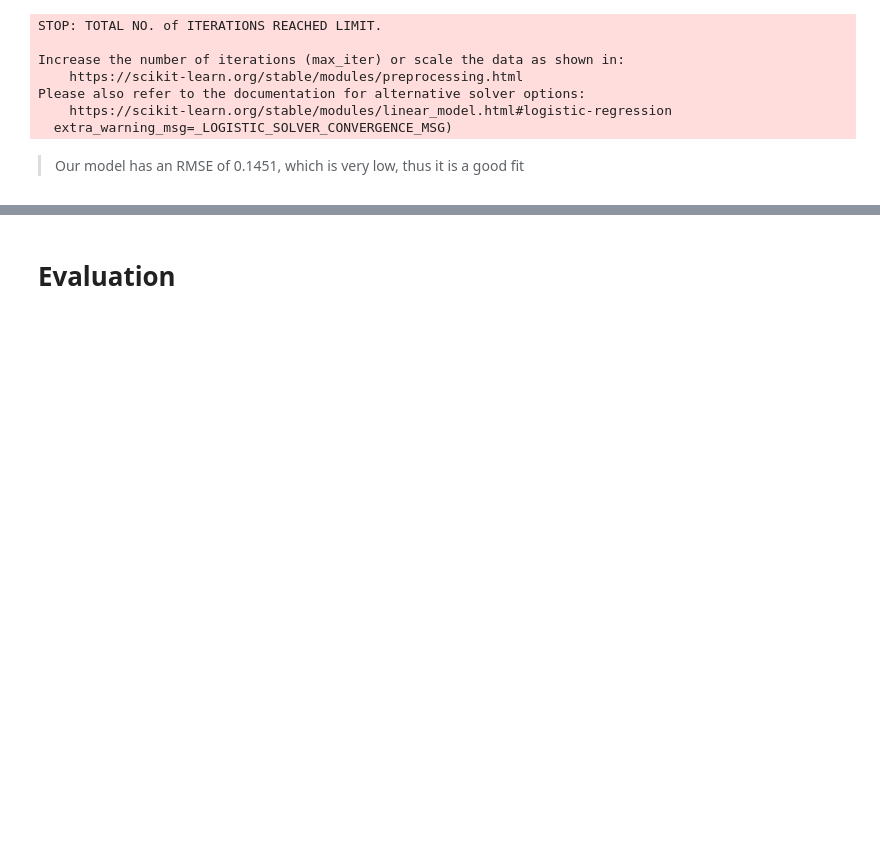
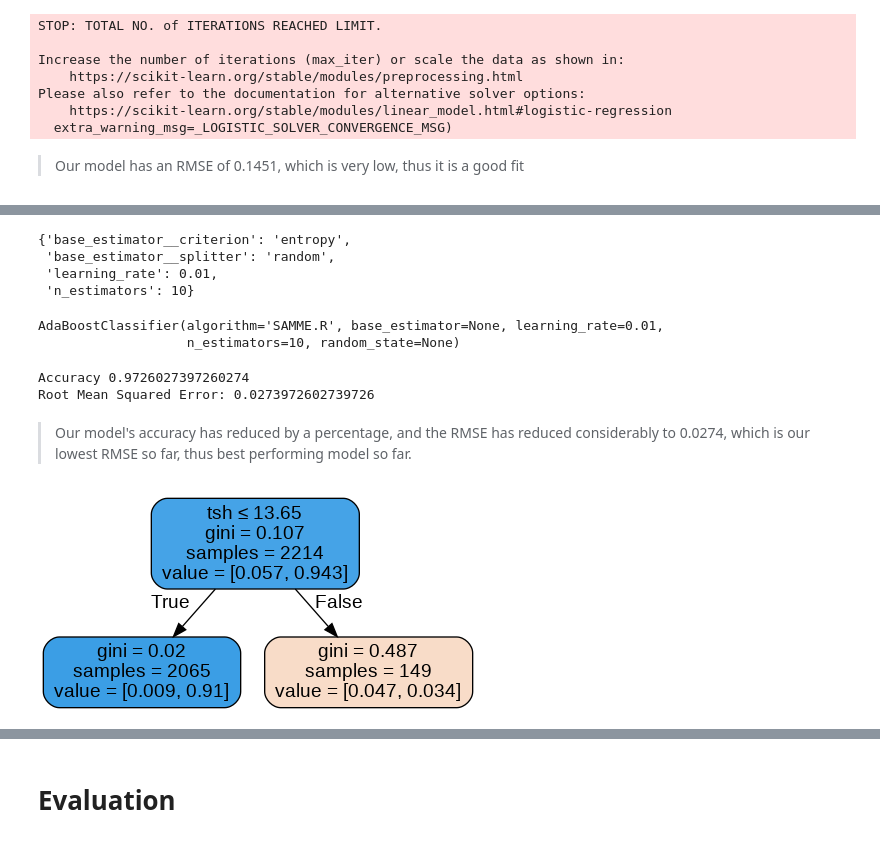
Before and after one commit to beatricekiplagat/Hypothyroidism-Prediction, a Jupyter notebook: Hypothyroidism_Prediction.ipynb, the cells around one changed output, grey strips where cells are left out. Cells and saved outputs as stored; diff of their text form; code cells hidden in the pictures; blank space fills up the shorter version.

```diff
--- a/Hypothyroidism_Prediction.ipynb
+++ b/Hypothyroidism_Prediction.ipynb
@@ -809,0 +1042,23 @@ df_num
+# %%
+# Defining the parameters in the AdaBoostClassifier model
+#
+n_estimators = [int(x) for x in np.linspace(start = 10, stop = 200, num=10)]
+learning_rate = [0.01,0.05,0.1,0.3,1]
+base_estimator__criterion = ['gini','entropy']
+base_estimator__splitter = ['best','random']
+
+# Creating the dictionary that consists of the hyperparameters
+#
+random_grid = {'n_estimators' : n_estimators,
+               'learning_rate' : learning_rate,
+               'base_estimator__criterion' : base_estimator__criterion,
+               'base_estimator__splitter' : base_estimator__splitter}
+
+# Grid Searching the best parameters of our model
+#
+ada = AdaBoostClassifier(base_estimator =  DecisionTreeClassifier())
+ada_random = RandomizedSearchCV(estimator=ada,param_distributions=random_grid,n_iter=100,cv=3,verbose=2,random_state=42,n_jobs=-1)
+
+# Fitting the data into our GridSearch
+#
+ada_random.fit(X_train,y_train)
@@ -809,0 +1087,44 @@ df_num
+# %%
+# Finding the best parameters for our model
+#
+ada_random.best_params_
+# %% [output]
+{'base_estimator__criterion': 'entropy',
+ 'base_estimator__splitter': 'random',
+ 'learning_rate': 0.01,
+ 'n_estimators': 10}
+# %%
+# Fitting the best paramters for our model
+#
+ada_boost = AdaBoostClassifier(algorithm = 'SAMME.R',n_estimators = 10, learning_rate=0.01)
+ada_boost.fit(X_train,y_train)
+# %% [output]
+AdaBoostClassifier(algorithm='SAMME.R', base_estimator=None, learning_rate=0.01,
+                   n_estimators=10, random_state=None)
+# %%
+#Using the model to predict values
+y_predict = ada_boost.predict(X_test)
+
+# Printing out the accuracy of the model as a metric to assess our model
+#
+print('Accuracy', metrics.accuracy_score(y_test,y_predict))
+print('Root Mean Squared Error:', metrics.mean_squared_error(y_test,y_predict))
+# %% [output]
+Accuracy 0.9726027397260274
+Root Mean Squared Error: 0.0273972602739726
+# %% [markdown]
+> Our model's accuracy has reduced by a percentage, and the RMSE has reduced considerably to 0.0274, which is our lowest RMSE so far,  thus best performing model so far.
+# %%
+# Printing out the 21st stump
+#
+dot_data = StringIO()
+
+tree = ada_boost.estimators_[9]
+
+export_graphviz(tree, out_file=dot_data,
+                filled=True, rounded=True,
+                special_characters=True,feature_names = X.columns)
+graph = pydotplus.graph_from_dot_data(dot_data.getvalue())
+Image(graph.create_png())
+# %% [output]
+[figure, added]
```
Also changed, not shown: parts of 29 cells of this notebook.
